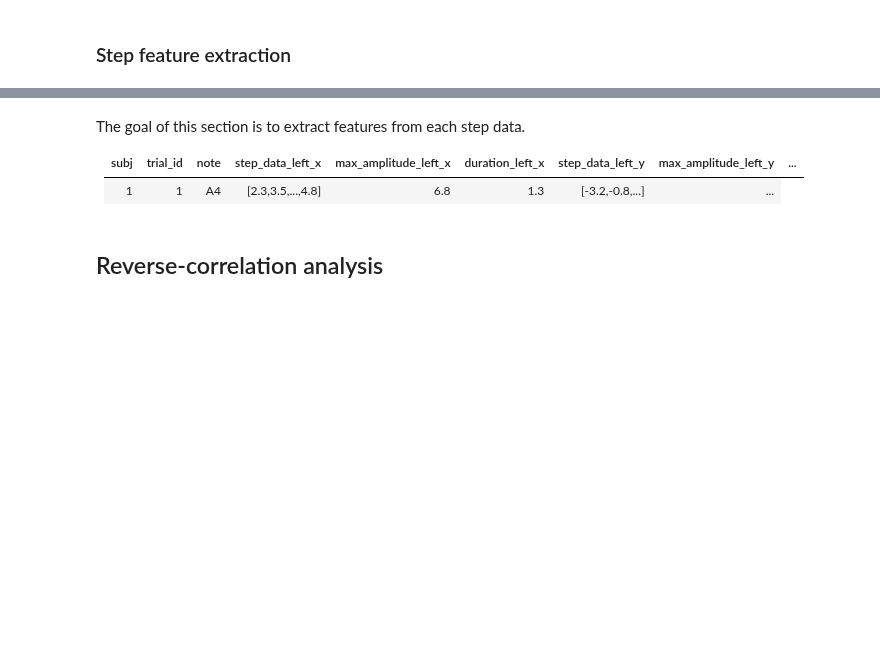
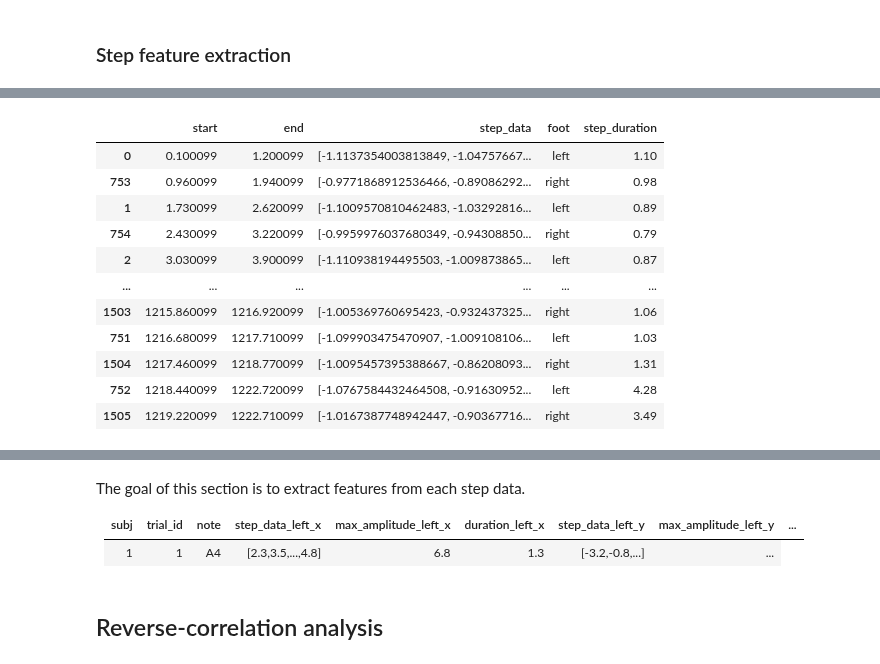
Before and after one commit to creamlab/treadmill, a Jupyter notebook: analysis/analysis.ipynb, the cells around one changed output, grey strips where cells are left out. Saved outputs shown, nothing was run; the diff lists cells and outputs as text; code cells hidden in the pictures; blank space fills up the shorter version.

```diff
--- a/analysis/analysis.ipynb
+++ b/analysis/analysis.ipynb
@@ -368,20 +378,0 @@ plt.xlim([604,606])
-# %%
-# create dataframe of steps
-
-# extract step times
-rs_step_data_1 = resample_all_cols(step_data_1,SR,100)
-de_step_data_1 = detrend_all_cols(rs_step_data_1)
-start_times, end_times, threshold = segment_steps(de_step_data_1.time,de_step_data_1.z_left, 0.1)
-
-print("%d starts, %d ends"%(len(start_times),len(end_times)))
-
-step_datas = []
-step_sizes=[]
-step_foots = []
-for start_time,end_time in zip(start_times,end_times):
-    #print("start:%.0f - end:%.0f; "%(start_time,end_time),end='')
-    step_data = list(de_step_data_1[(de_step_data_1.time >=start_time)&(de_step_data_1.time <end_time)].z_left)
-    step_datas.append(step_data)
-    step_foots.append('left')
-
-steps = pd.DataFrame({'start':start_times, 'end': end_times, 'step_data': step_datas, 'foot':step_foots})
@@ -412,0 +383,53 @@ steps
+# %%
+# create dataframe of steps
+
+print("%d starts, %d ends"%(len(start_times),len(end_times)))
+
+def df_creator(data):
+    step_datas = []
+    step_sizes=[]
+    step_foots = []
+
+    #data from left feet
+    start_times, end_times, threshold = segment_steps(data.time,data.z_left, 0.1)
+
+    for start_time,end_time in zip(start_times,end_times):
+        #print("start:%.0f - end:%.0f; "%(start_time,end_time),end='')
+        step_data_left = list(data[(data.time >=start_time)&(data.time <end_time)].z_left)
+        step_datas.append(step_data_left)
+        step_foots.append('left')
+        step_sizes.append(end_time-start_time)
+
+    start = start_times
+    end = end_times
+
+    #data from right feet
+    start_times, end_times, threshold = segment_steps(data.time,data.z_right, 0.1)
+
+    for start_time,end_time in zip(start_times,end_times):
+        #print("start:%.0f - end:%.0f; "%(start_time,end_time),end='')
+        step_data_right = list(data[(data.time >=start_time)&(data.time <end_time)].z_right)
+        step_datas.append(step_data_right)
+        step_foots.append('right')
+        step_sizes.append(end_time-start_time)
+
+    start += start_times
+    end += end_times
+
+    #creation of a global dataframe
+    steps = pd.DataFrame({'start':start, 'end': end, 'step_data': step_datas, 'foot':step_foots, 'step_duration':step_sizes})
+    steps.start = steps.start/1000
+    steps.end = steps.end/1000
+    steps.step_duration = steps.step_duration/1000
+
+    #sorting of the dataframe on the column 'Start'
+    steps = steps.sort_values('start', ascending=True)
+    return steps
+
+rs_step_data_1 = resample_all_cols(step_data_1,SR,100)
+de_step_data_1 = detrend_all_cols(rs_step_data_1)
+rs_step_data_2 = resample_all_cols(step_data_2,SR,100)
+de_step_data_2 = detrend_all_cols(rs_step_data_2)
+steps = df_creator(de_step_data_2)
+steps
+# %% [output]
@@ -412,0 +437,12 @@ steps
+|  | start | end | step_data | foot | step_duration |
+| 0 | 0.100099 | 1.200099 | [-1.1137354003813849, -1.04757667... | left | 1.10 |
+| 753 | 0.960099 | 1.940099 | [-0.9771868912536466, -0.89086292... | right | 0.98 |
+| 1 | 1.730099 | 2.620099 | [-1.1009570810462483, -1.03292816... | left | 0.89 |
+| 754 | 2.430099 | 3.220099 | [-0.9959976037680349, -0.94308850... | right | 0.79 |
+| 2 | 3.030099 | 3.900099 | [-1.110938194495503, -1.009873865... | left | 0.87 |
+| ... | ... | ... | ... | ... | ... |
+| 1503 | 1215.860099 | 1216.920099 | [-1.005369760695423, -0.932437325... | right | 1.06 |
+| 751 | 1216.680099 | 1217.710099 | [-1.099903475470907, -1.009108106... | left | 1.03 |
+| 1504 | 1217.460099 | 1218.770099 | [-1.0095457395388667, -0.86208093... | right | 1.31 |
+| 752 | 1218.440099 | 1222.720099 | [-1.0767584432464508, -0.91630952... | left | 4.28 |
+| 1505 | 1219.220099 | 1222.710099 | [-1.0167387748942447, -0.90367716... | right | 3.49 |
```
Also changed, not shown: parts of 22 cells of this notebook.
